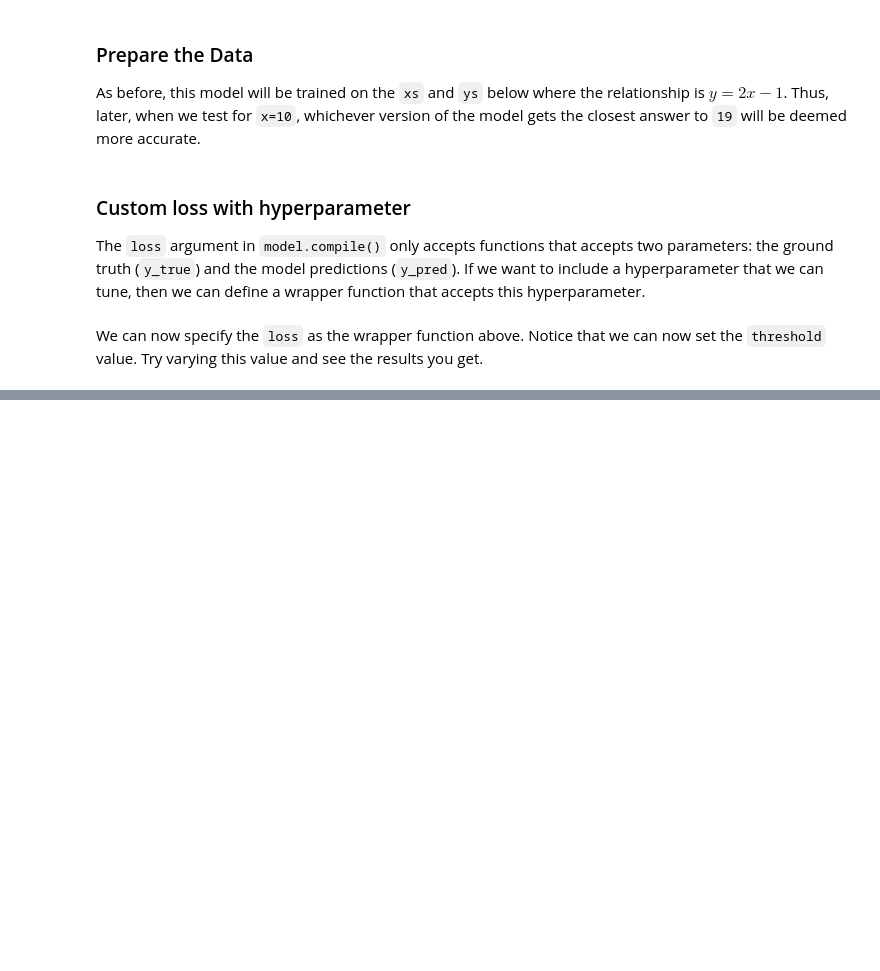
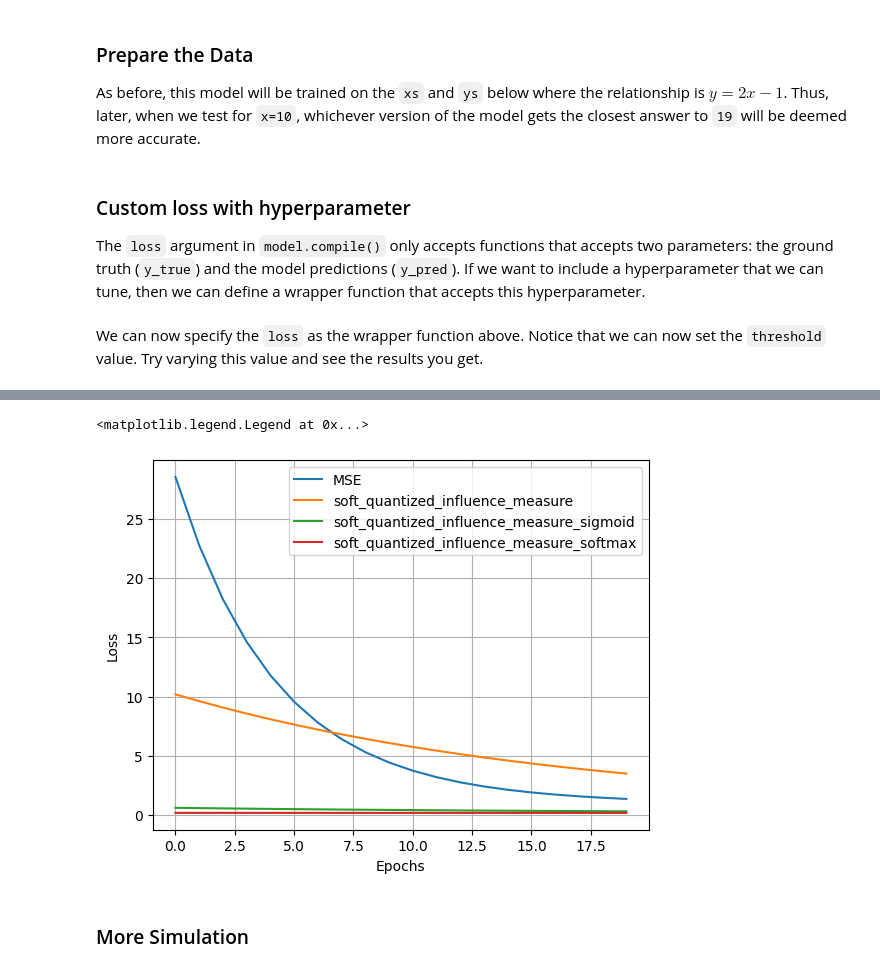
Before and after one commit to yiqiao-yin/WYNAssociates, a Jupyter notebook: docs/ref-deeplearning/ex28b - quantized influence versus cosine similarity.ipynb, the cells around one changed output, grey strips where cells are left out. Saved outputs shown, nothing was run; the diff lists cells and outputs as text; code cells hidden in the pictures; blank space fills up the shorter version.

```diff
--- a/docs/ref-deeplearning/ex28b - quantized influence versus cosine similarity.ipynb
+++ b/docs/ref-deeplearning/ex28b - quantized influence versus cosine similarity.ipynb
@@ -726,0 +820,41 @@ array([[18.58202]], dtype=float32)
+# %%
+# Model definition
+model = tf.keras.Sequential([
+    tf.keras.layers.Dense(1, input_shape=[1])
+])
+
+# Compile and fit model
+model.compile(optimizer='sgd', loss=lambda y_true, y_pred: soft_quantized_influence_measure(y_true, y_pred, 0.1))
+history1 = model.fit(xs, ys, epochs=20, verbose=0)
+# %%
+# Model definition
+model = tf.keras.Sequential([
+    tf.keras.layers.Dense(1, input_shape=[1])
+])
+
+# Compile and fit model
+model.compile(optimizer='sgd', loss=lambda y_true, y_pred: soft_quantized_influence_measure_sigmoid(y_true, y_pred, 0.1))
+history2 = model.fit(xs, ys, epochs=20, verbose=0)
+# %%
+# Model definition
+model = tf.keras.Sequential([
+    tf.keras.layers.Dense(1, input_shape=[1])
+])
+
+# Compile and fit model
+model.compile(optimizer='sgd', loss=lambda y_true, y_pred: soft_quantized_influence_measure_softmax(y_true, y_pred, 0.1))
+history3 = model.fit(xs, ys, epochs=20, verbose=0)
+# %%
+plt.plot(history0.history['loss'])
+plt.plot(history1.history['loss'])
+plt.plot(history2.history['loss'])
+plt.plot(history3.history['loss'])
+plt.xlabel('Epochs')
+plt.ylabel('Loss')
+plt.grid()
+plt.legend(['MSE', 'soft_quantized_influence_measure', 'soft_quantized_influence_measure_sigmoid', 'soft_quantized_influence_measure_softmax'])
+# %% [output]
+<matplotlib.legend.Legend at 0x...>
+[figure, added]
+# %% [markdown]
+### More Simulation
```
Also changed, not shown: parts of 35 cells of this notebook.
